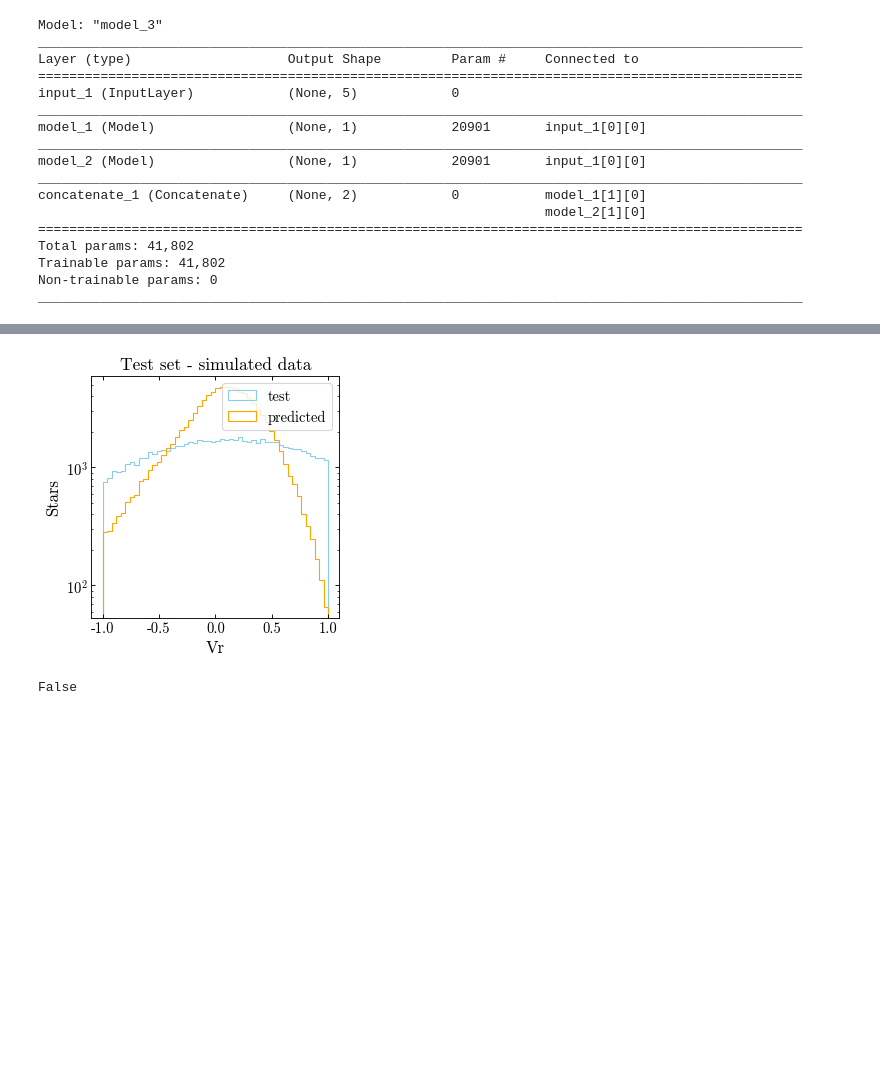
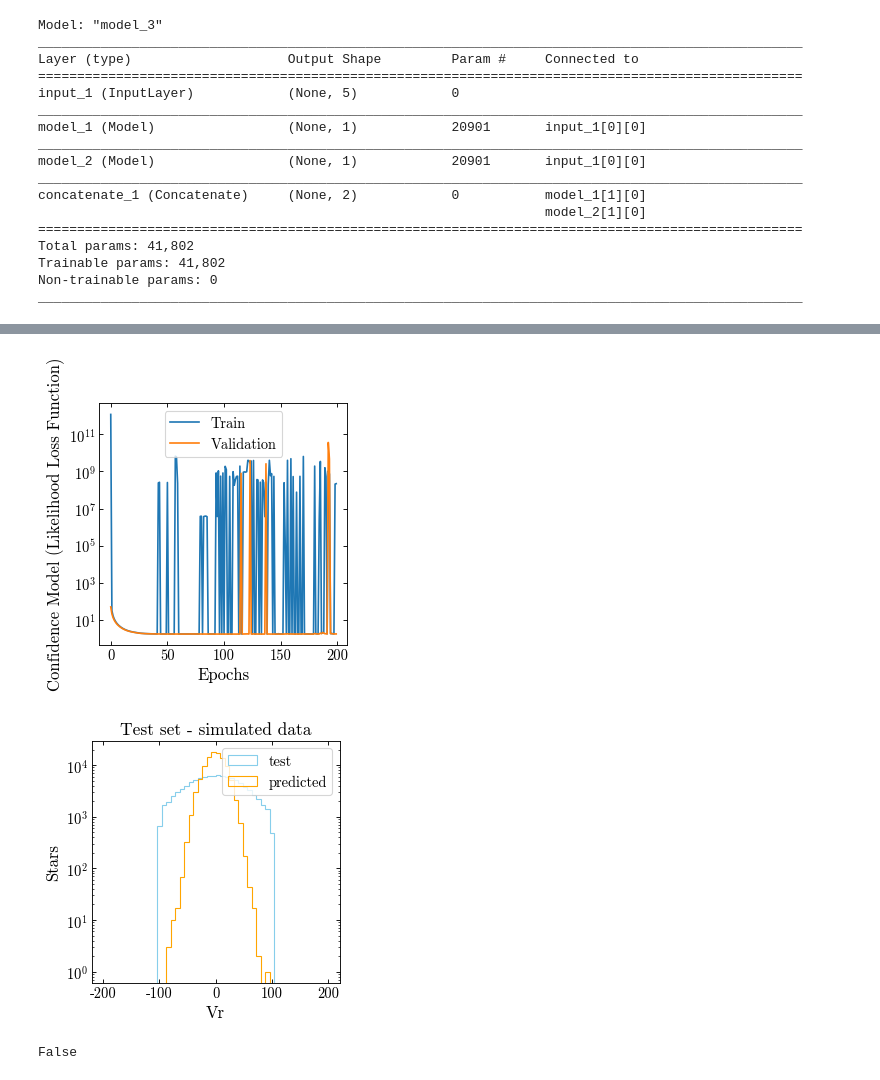
Before and after one commit to adropulic/datax_gaia, a Jupyter notebook: RVTrial3.ipynb, the cells around one changed output, grey strips where cells are left out. Saved outputs shown, nothing was run; the diff lists cells and outputs as text; code cells hidden in the pictures; blank space fills up the shorter version.

```diff
--- a/RVTrial3.ipynb
+++ b/RVTrial3.ipynb
@@ -353,9 +404,19 @@ KeyboardInterrupt:
+# %%
+plt.plot(history.history['loss'])
+plt.plot(history.history['val_loss'])
+plt.yscale('log')
+plt.xlabel('Epochs')
+plt.ylabel('Confidence Model (Likelihood Loss Function)')
+plt.legend(['Train', 'Validation'])
+plt.show()
+# %% [output]
+[figure, added]
 # %%
 test_preds_2 = CombinedModel.predict(X_test)
 
 plt.figure()
-plt.hist(y_test, bins=50, range=(-1,1), histtype='step', color = 'skyblue', label = 'test' )
-plt.hist(test_preds_2[:,0], bins=50, range=(-1,1), histtype='step',color = 'orange', label = 'predicted')
+plt.hist(y_test, bins=50, range=(-100,100), histtype='step', color = 'skyblue', label = 'test' )
+plt.hist(test_preds_2[:,0], bins=50, range=(-100,100), histtype='step',color = 'orange', label = 'predicted')
 plt.xlabel('Vr')
 plt.ylabel('Stars')
 plt.title('Test set - simulated data')
@@ -363,7 +424,7 @@ plt.yscale('log')
 plt.legend(loc = "upper right")
 plt.show()
 # %% [output]
-[figure, old version]
+[figure, new version]
 # %%
 np.any(np.isinf(test_preds_2[:,1]))
 # %% [output]
```
Also changed, not shown: parts of 16 cells of this notebook.
